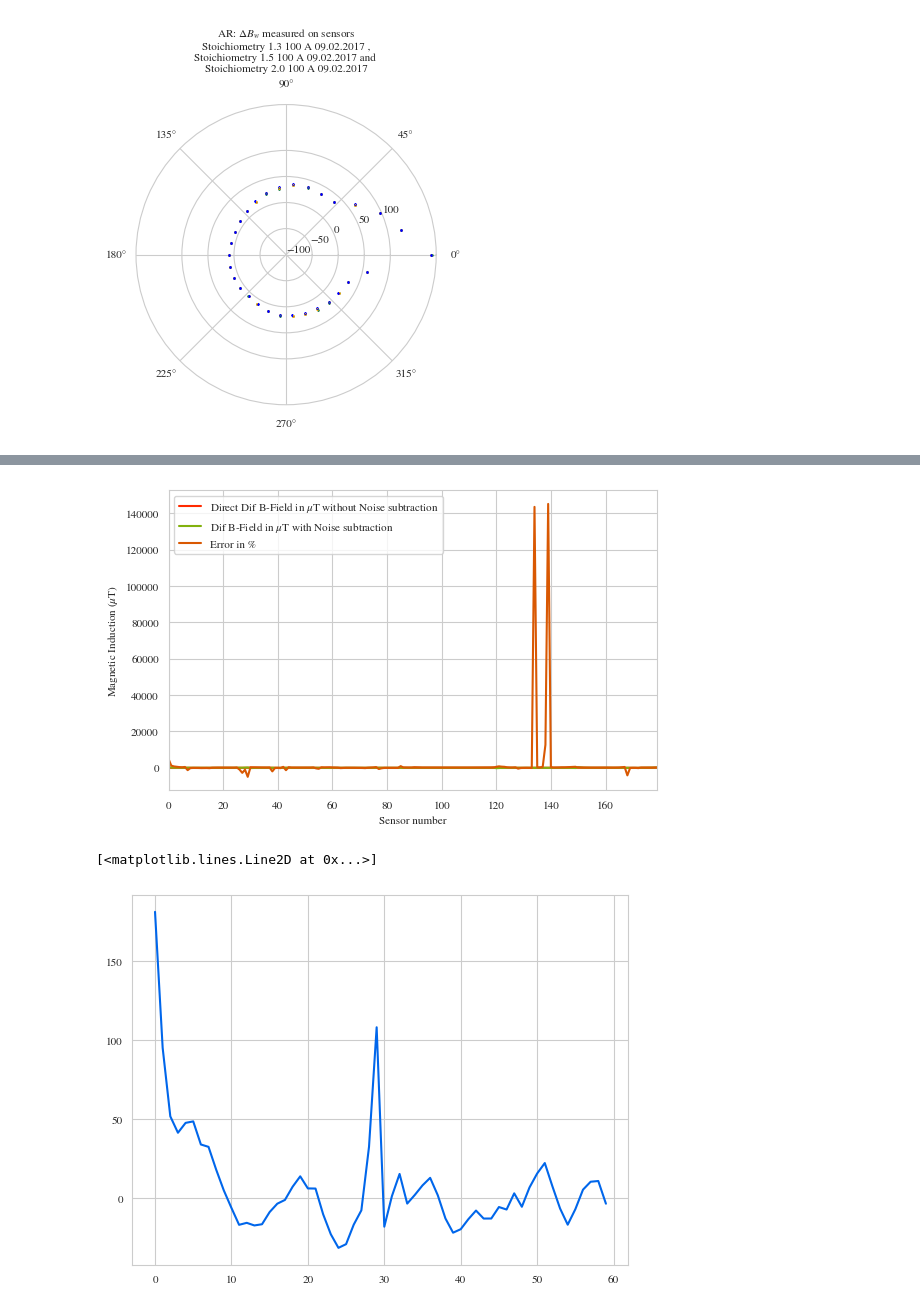
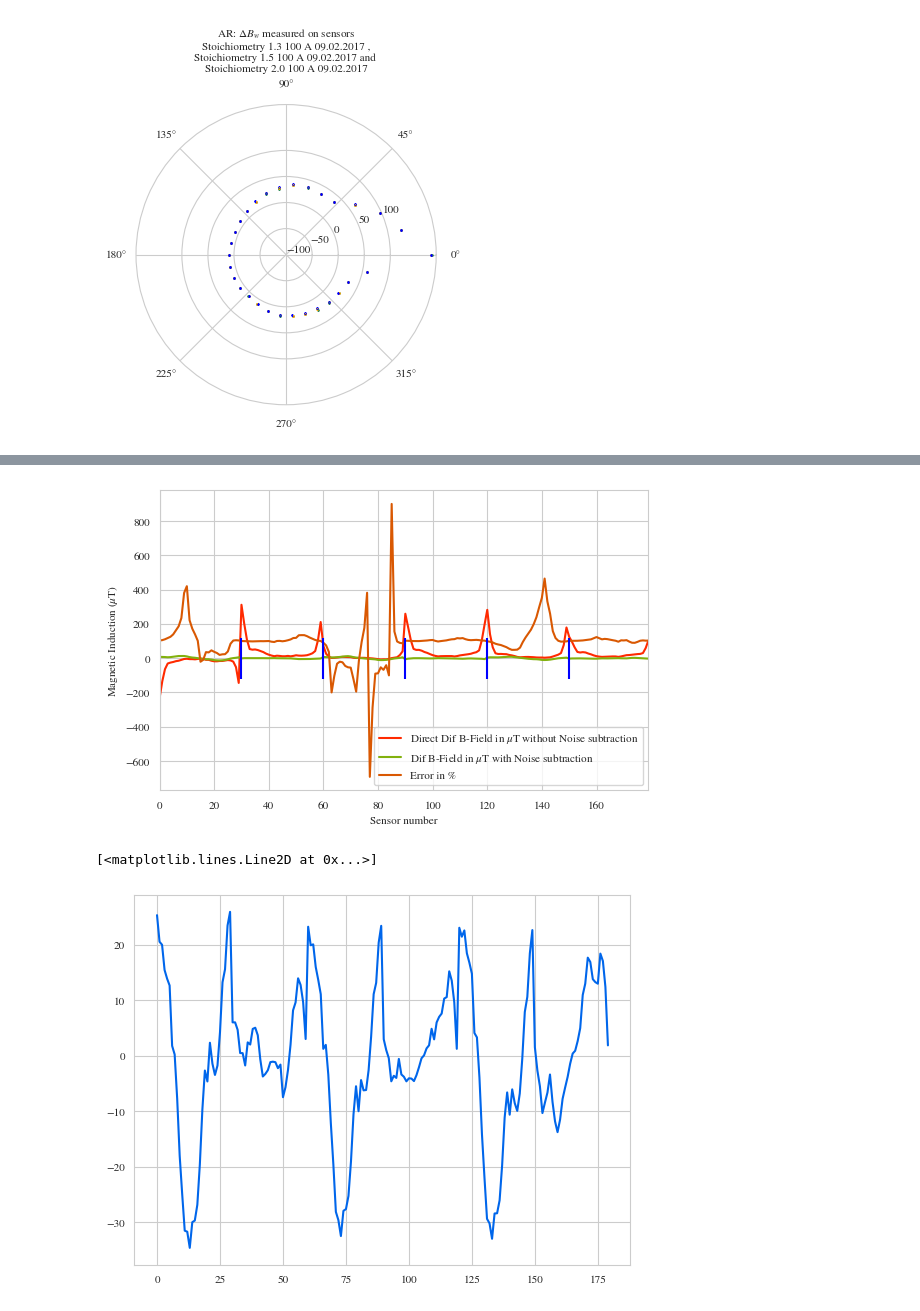
Before and after one commit to MrPunkman/FCBFieldAnalyses, a Jupyter notebook: checkFilesLyes.ipynb, the cells around one changed output, grey strips where cells are left out. Drawn from its saved outputs; the diff is of its cells as text; code cells hidden in the pictures.

```diff
--- a/checkFilesLyes.ipynb
+++ b/checkFilesLyes.ipynb
@@ -15,11 +45,9 @@ from MultiInvestigationClass import*
 # %%
 experiment1DataClass = RefExperiment20170207
 
-Ref100AExperiment2021_07_28 = Experiment(experiment1DataClass.measurementYear, experiment1DataClass.measurementName, experiment1DataClass.measurementDate, experiment1DataClass.measuredCurrent, experiment1DataClass.scaleCurrentTo,
+experiment1Def = Experiment(experiment1DataClass.measurementYear, experiment1DataClass.measurementName, experiment1DataClass.measurementDate, experiment1DataClass.measuredCurrent, experiment1DataClass.scaleCurrentTo,
                                           experiment1DataClass.noiseBFieldPath, experiment1DataClass.fileNameNoiseAV, experiment1DataClass.fileNameNoiseCenter, experiment1DataClass.fileNameNoiseAR,
                                           experiment1DataClass.bFieldPath, experiment1DataClass.fileNameAV, experiment1DataClass.fileNameC, experiment1DataClass.fileNameAR)
-
-experiment1Def = Ref100AExperiment2021_07_28
 # %% [output]
 [figure]
 # %%
@@ -125,13 +178,13 @@ plt.plot(np.multiply(experiment2Def.bFieldDataAV.iloc[:,50],1E6))
 # %%
-TestInvestigation2021_08_12.diffFieldOf180sensorsWithNOISE()
-diffField = np.multiply(TestInvestigation2021_08_12.diffBField,1E6)
+InvStoichio13.diffFieldOf180sensorsWithNOISE()
+diffField = np.multiply(InvStoichio13.diffBField,1E6)
 # %% [output]
-[figure, old version]
+[figure, new version]
 # %%
-plt.plot(np.multiply(TestInvestigation2021_08_12.FaultExperiment.BFieldMeanvalueWithNoiseAV,1E6))
+plt.plot(np.multiply(InvStoichio13.FaultExperiment.measuredCleanField,1E6))
 # %% [output]
 [<matplotlib.lines.Line2D at 0x...>]
-[figure, old version]
+[figure, new version]
 # %%
 sensorName = "Cap_U_1 (Moy. arithm.)"
 figureName = "test"
```
Also changed, not shown: parts of 10 cells of this notebook, 2 other files.
